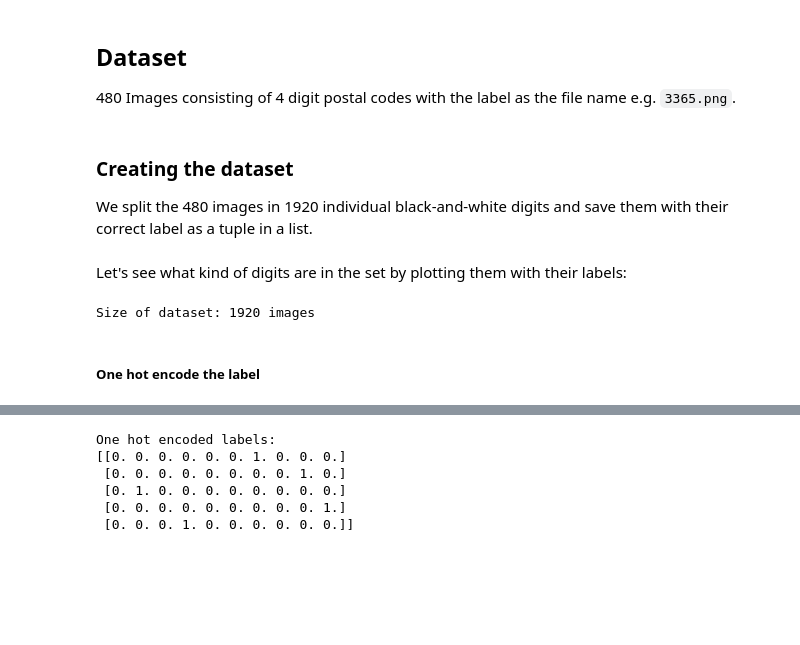
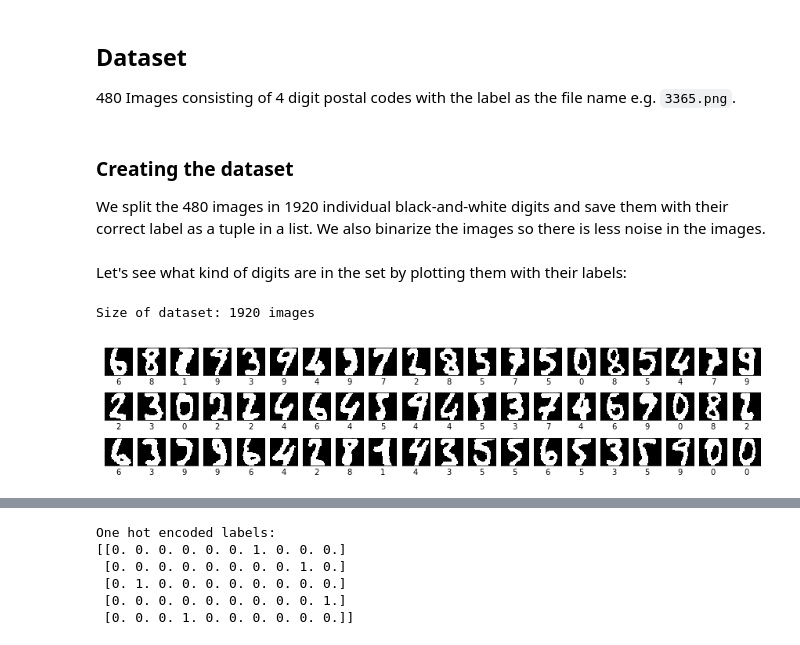
Before and after one commit to jsmienk/MLBD, a Jupyter notebook: deep learning/2_convolutional-neural-networks.ipynb, the cells around one changed output, grey strips where cells are left out. Cells and saved outputs as stored; diff of their text form; code cells hidden in the pictures; blank space fills up the shorter version.

Commit message:
binarize

```diff
--- a/deep learning/2_convolutional-neural-networks.ipynb
+++ b/deep learning/2_convolutional-neural-networks.ipynb
@@ -19,6 +19,10 @@ import cv2
 __MODEL_PATH = 'conv_models'
 __DATA_PATH = 'dataset-images'
 __TENSOR_LOG_DIR = 'logs'
+
+__LABELS = 10
+__IM_SIZE = 32
+__N_DIGITS = 4
 # %% [markdown]
 ## Dataset
 
@@ -62,15 +65,24 @@ def get_images_in_path(path, extension):
 # %% [markdown]
 ### Creating the dataset
 
-We split the 480 images in 1920 individual black-and-white digits and save them with their correct label as a tuple in a list.
+We split the 480 images in 1920 individual black-and-white digits and save them with their correct label as a tuple in a list. We also binarize the images so there is less noise in the images.
 # %%
-images = get_images_in_path(__DATA_PATH, '.png')
+images, labels = get_images_in_path(__DATA_PATH, '.png')
 # %% [markdown]
 Let's see what kind of digits are in the set by plotting them with their labels:
-# %%
-images = get_images_in_path("./dataset-images/")
-print("Size of dataset: {len} images".format(len=len(images)))
-# %% [output]
-Size of dataset: 1920 images
-# %% [markdown]
-##### One hot encode the label
+# %%
+print("Size of dataset: {len} images".format(len=len(images)))
+
+PLOT_SIZE = 60
+ROW_WIDTH = 20
+plt.figure(figsize=(15, PLOT_SIZE / ROW_WIDTH))
+for i in range(PLOT_SIZE):
+    plt.subplot(PLOT_SIZE / ROW_WIDTH, ROW_WIDTH, i + 1)
+    plt.xticks([])
+    plt.yticks([])
+    plt.grid(False)
+    plt.xlabel(labels[i])
+    plt.imshow(images[i], cmap=plt.cm.binary)
+# %% [output]
+Size of dataset: 1920 images
+[figure, added]
```
Also changed, not shown: parts of 13 cells of this notebook, 1 other file.
